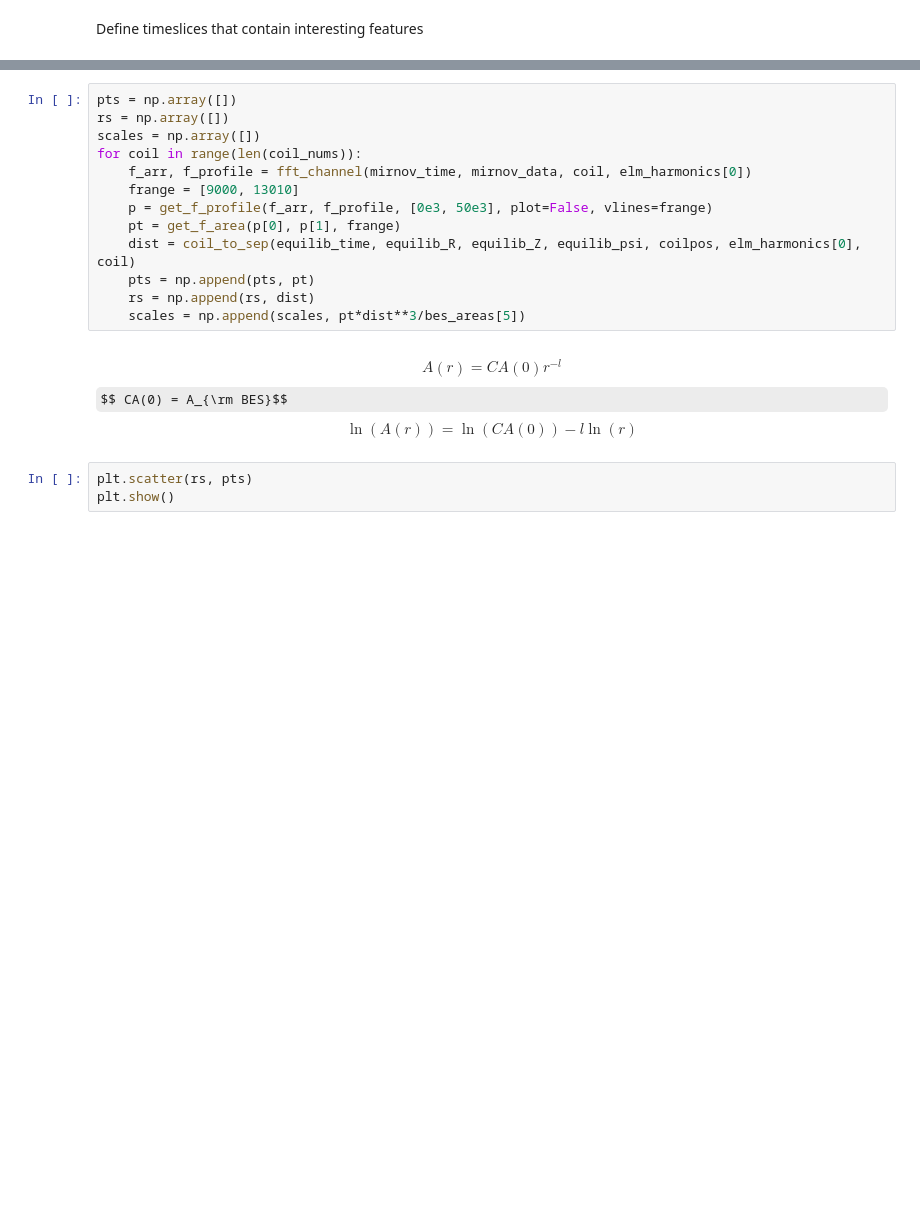
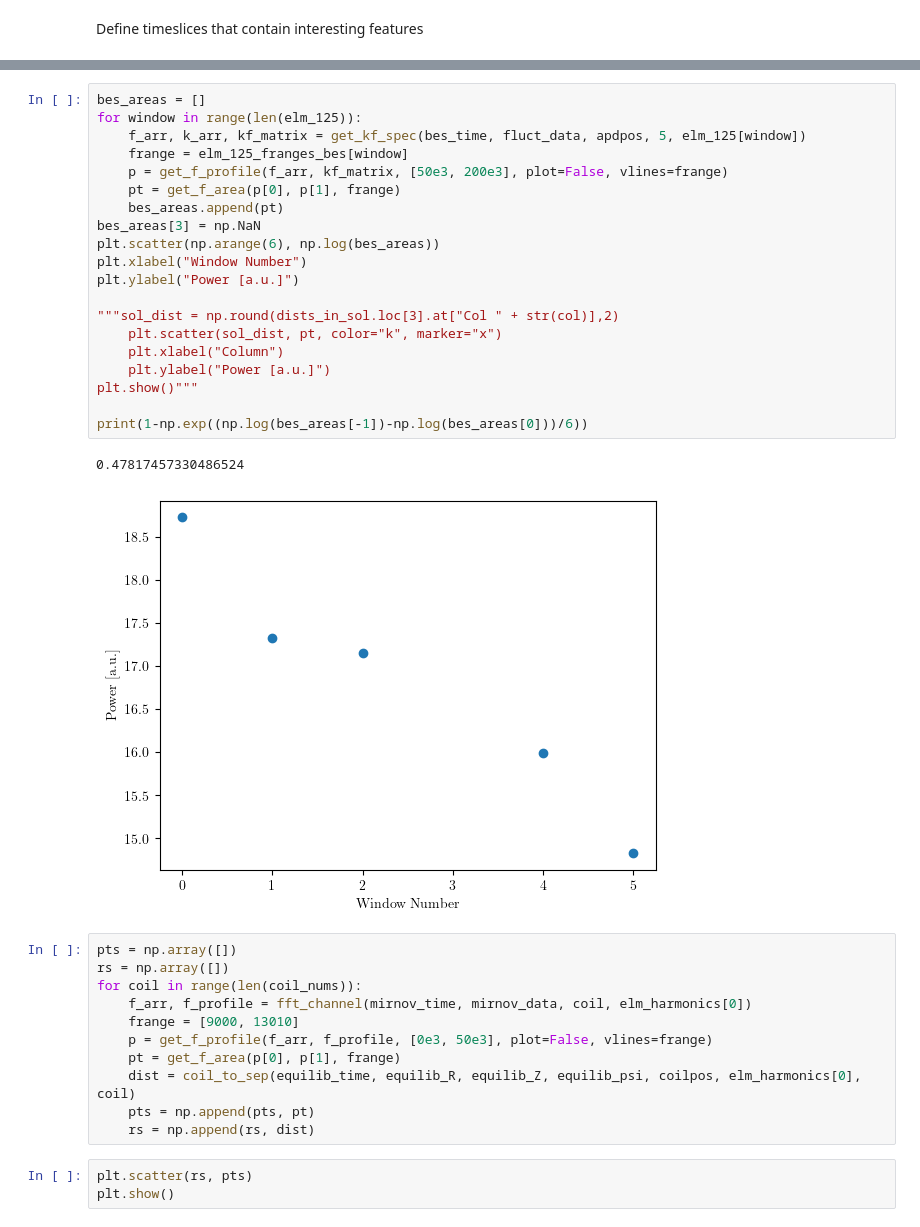
Before and after one commit to ajcaplan/Project_Work, a Jupyter notebook: powers.ipynb, the cells around one changed output, grey strips where cells are left out. Saved outputs shown, nothing was run; the diff lists cells and outputs as text; some formulas as TeX source; blank space fills up the shorter version.

```diff
--- a/powers.ipynb
+++ b/powers.ipynb
@@ -265,7 +389,29 @@ plt.show()
+# %%
+bes_areas = []
+for window in range(len(elm_125)):
+    f_arr, k_arr, kf_matrix = get_kf_spec(bes_time, fluct_data, apdpos, 5, elm_125[window])
+    frange = elm_125_franges_bes[window]
+    p = get_f_profile(f_arr, kf_matrix, [50e3, 200e3], plot=False, vlines=frange)
+    pt = get_f_area(p[0], p[1], frange)
+    bes_areas.append(pt)
+bes_areas[3] = np.NaN
+plt.scatter(np.arange(6), np.log(bes_areas))
+plt.xlabel("Window Number")
+plt.ylabel("Power [a.u.]")
+
+"""sol_dist = np.round(dists_in_sol.loc[3].at["Col " + str(col)],2)
+    plt.scatter(sol_dist, pt, color="k", marker="x")
+    plt.xlabel("Column")
+    plt.ylabel("Power [a.u.]")
+plt.show()"""
+
+print(1-np.exp((np.log(bes_areas[-1])-np.log(bes_areas[0]))/6))
+# %% [output]
+0.47817457330486524
+[figure, added]
 # %%
 pts = np.array([])
 rs = np.array([])
-scales = np.array([])
 for coil in range(len(coil_nums)):
     f_arr, f_profile = fft_channel(mirnov_time, mirnov_data, coil, elm_harmonics[0])
     frange = [9000, 13010]
@@ -274,11 +420,6 @@ for coil in range(len(coil_nums)):
     dist = coil_to_sep(equilib_time, equilib_R, equilib_Z, equilib_psi, coilpos, elm_harmonics[0], coil)
     pts = np.append(pts, pt)
     rs = np.append(rs, dist)
-    scales = np.append(scales, pt*dist**3/bes_areas[5])
-# %% [markdown]
-$$A(r) = CA(0)r^{-l}$$
-$$ CA(0) = A_{\rm BES}$$
-$$\ln(A(r)) = \ln(CA(0)) - l\ln(r)$$
 # %%
 plt.scatter(rs, pts)
 plt.show()
```
Also changed, not shown: parts of 14 cells of this notebook, 3 other files.
